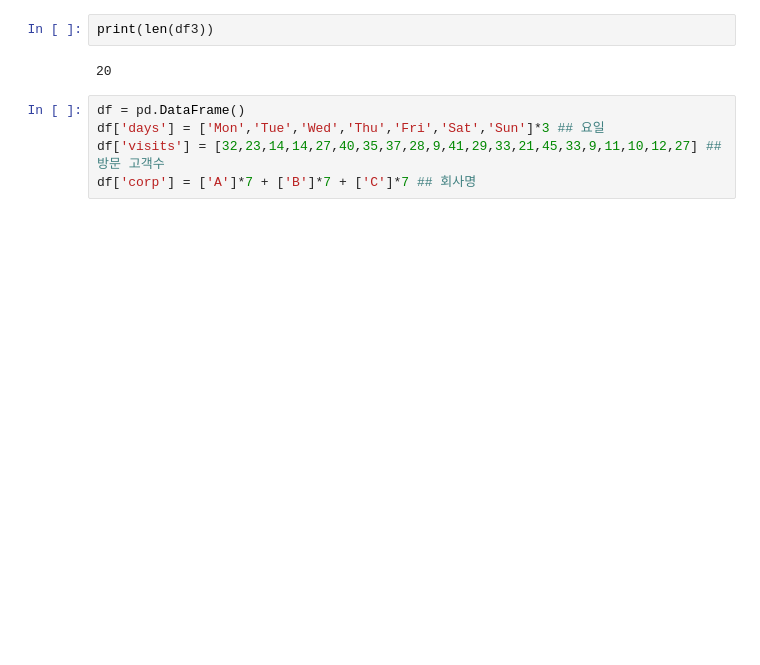
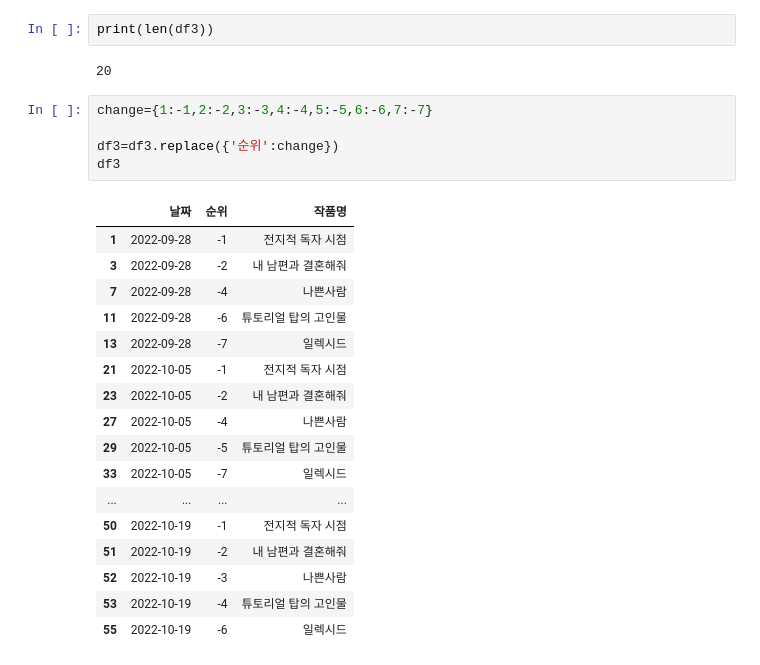
Before and after one commit to jiyaa29/Multicampus-Weekly-Project, a Jupyter notebook: 인기 순위 파일/1. 수요 웹툰 차트 순위 추이 분석.ipynb, the cells around one changed output. Cells and saved outputs as stored; diff of their text form; blank space fills up the shorter version.

```diff
--- a/인기 순위 파일/1. 수요 웹툰 차트 순위 추이 분석.ipynb
+++ b/인기 순위 파일/1. 수요 웹툰 차트 순위 추이 분석.ipynb
@@ -203,11 +214,29 @@ df3.head()
 print(len(df3))
 # %% [output]
 20
-# %%
-df = pd.DataFrame()
-df['days'] = ['Mon','Tue','Wed','Thu','Fri','Sat','Sun']*3 ## 요일
-df['visits'] = [32,23,14,14,27,40,35,37,28,9,41,29,33,21,45,33,9,11,10,12,27] ## 방문 고객수
-df['corp'] = ['A']*7 + ['B']*7 + ['C']*7 ## 회사명
+# %%
+change={1:-1,2:-2,3:-3,4:-4,5:-5,6:-6,7:-7}
+
+df3=df3.replace({'순위':change})
+df3
+# %% [output]
+|  | 날짜 | 순위 | 작품명 |
+| 1 | 2022-09-28 | -1 | 전지적 독자 시점 |
+| 3 | 2022-09-28 | -2 | 내 남편과 결혼해줘 |
+| 7 | 2022-09-28 | -4 | 나쁜사람 |
+| 11 | 2022-09-28 | -6 | 튜토리얼 탑의 고인물 |
+| 13 | 2022-09-28 | -7 | 일렉시드 |
+| 21 | 2022-10-05 | -1 | 전지적 독자 시점 |
+| 23 | 2022-10-05 | -2 | 내 남편과 결혼해줘 |
+| 27 | 2022-10-05 | -4 | 나쁜사람 |
+| 29 | 2022-10-05 | -5 | 튜토리얼 탑의 고인물 |
+| 33 | 2022-10-05 | -7 | 일렉시드 |
+| ... | ... | ... | ... |
+| 50 | 2022-10-19 | -1 | 전지적 독자 시점 |
+| 51 | 2022-10-19 | -2 | 내 남편과 결혼해줘 |
+| 52 | 2022-10-19 | -3 | 나쁜사람 |
+| 53 | 2022-10-19 | -4 | 튜토리얼 탑의 고인물 |
+| 55 | 2022-10-19 | -6 | 일렉시드 |
 # %%
 ## 3개 데이터 분리
 a_df = df3.query('작품명=="나쁜사람"')
```
Also changed, not shown: parts of 4 cells of this notebook.
